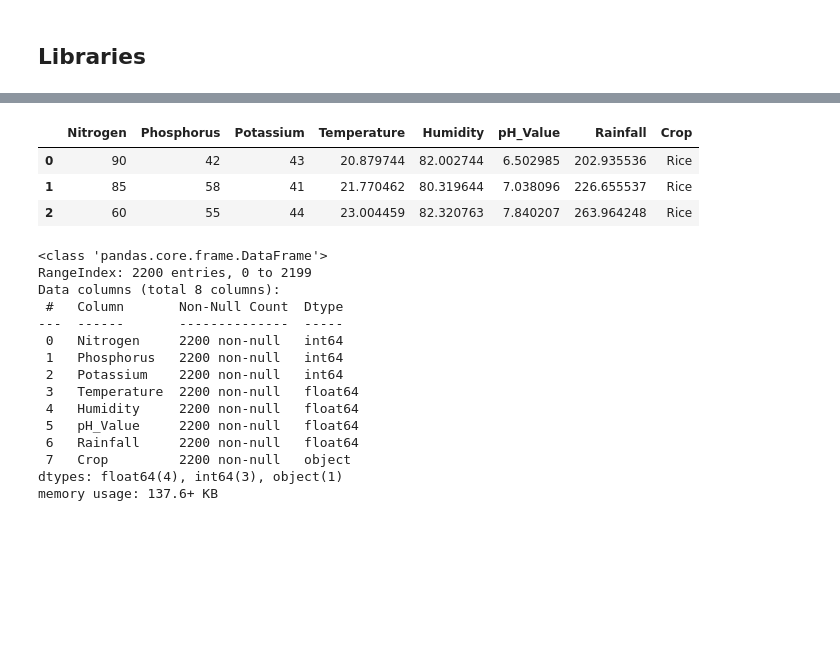
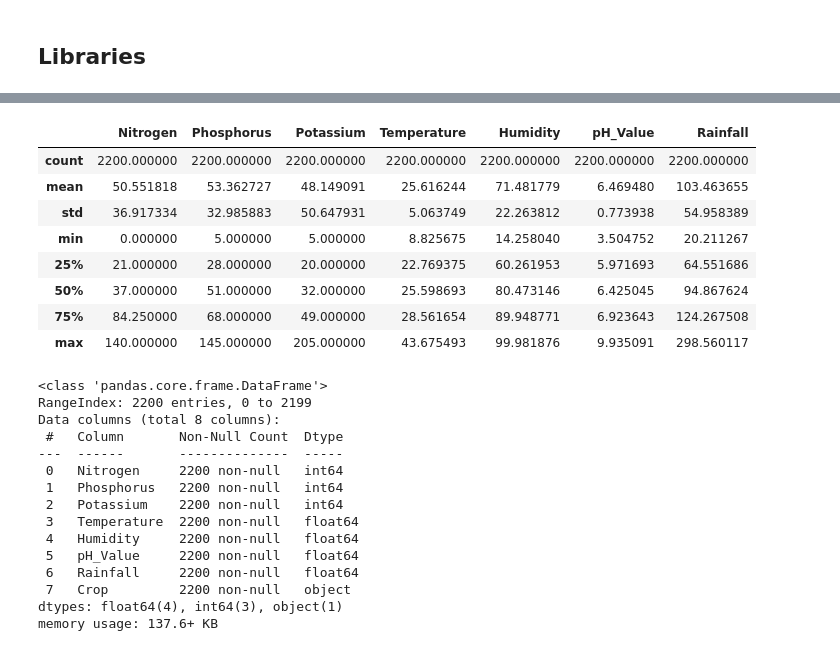
Before and after one commit to galois1915/IBM-Machine-Learning, a Jupyter notebook: Supervised-Classification/project/train-models.ipynb, the cells around one changed output, grey strips where cells are left out. Drawn from its saved outputs; the diff is of its cells as text; code cells hidden in the pictures; blank space fills up the shorter version.

```diff
--- a/Supervised-Classification/classification-project.ipynb
+++ b/Supervised-Classification/project/train-models.ipynb
@@ -33,12 +28,17 @@ numpy: Error importing numpy: you should not try to import numpy from
 # %%
 data = pd.read_csv("Crop_Recommendation.csv")
-# %%
-data.head(3)
-# %% [output]
-|  | Nitrogen | Phosphorus | Potassium | Temperature | Humidity | pH_Value | Rainfall | Crop |
-| 0 | 90 | 42 | 43 | 20.879744 | 82.002744 | 6.502985 | 202.935536 | Rice |
-| 1 | 85 | 58 | 41 | 21.770462 | 80.319644 | 7.038096 | 226.655537 | Rice |
-| 2 | 60 | 55 | 44 | 23.004459 | 82.320763 | 7.840207 | 263.964248 | Rice |
+# %%
+data.describe()
+# %% [output]
+|  | Nitrogen | Phosphorus | Potassium | Temperature | Humidity | pH_Value | Rainfall |
+| count | 2200.000000 | 2200.000000 | 2200.000000 | 2200.000000 | 2200.000000 | 2200.000000 | 2200.000000 |
+| mean | 50.551818 | 53.362727 | 48.149091 | 25.616244 | 71.481779 | 6.469480 | 103.463655 |
+| std | 36.917334 | 32.985883 | 50.647931 | 5.063749 | 22.263812 | 0.773938 | 54.958389 |
+| min | 0.000000 | 5.000000 | 5.000000 | 8.825675 | 14.258040 | 3.504752 | 20.211267 |
+| 25% | 21.000000 | 28.000000 | 20.000000 | 22.769375 | 60.261953 | 5.971693 | 64.551686 |
+| 50% | 37.000000 | 51.000000 | 32.000000 | 25.598693 | 80.473146 | 6.425045 | 94.867624 |
+| 75% | 84.250000 | 68.000000 | 49.000000 | 28.561654 | 89.948771 | 6.923643 | 124.267508 |
+| max | 140.000000 | 145.000000 | 205.000000 | 43.675493 | 99.981876 | 9.935091 | 298.560117 |
 # %%
 data.info()
 # %% [output]
```
Also changed, not shown: parts of 23 cells of this notebook, 15 other files.
